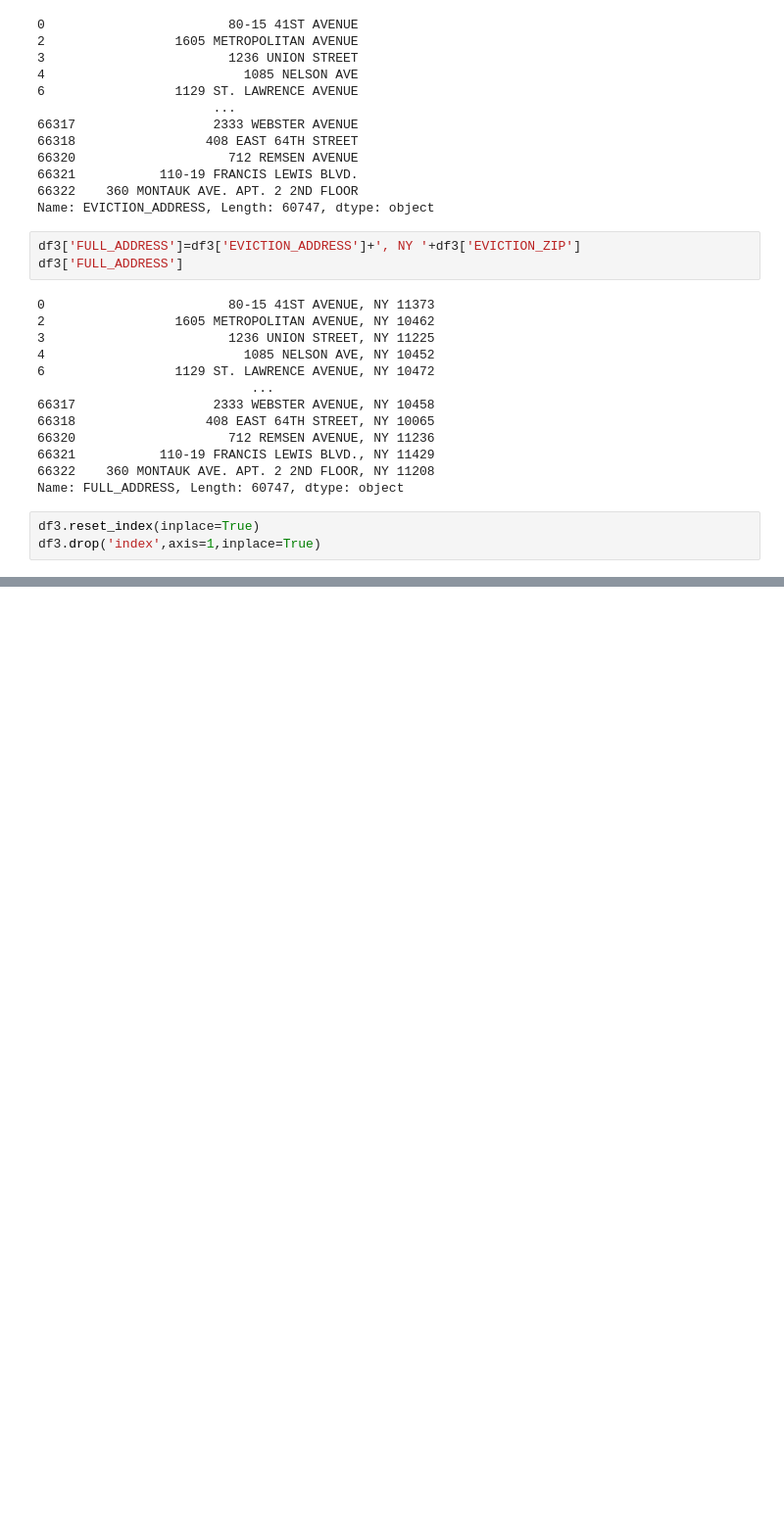
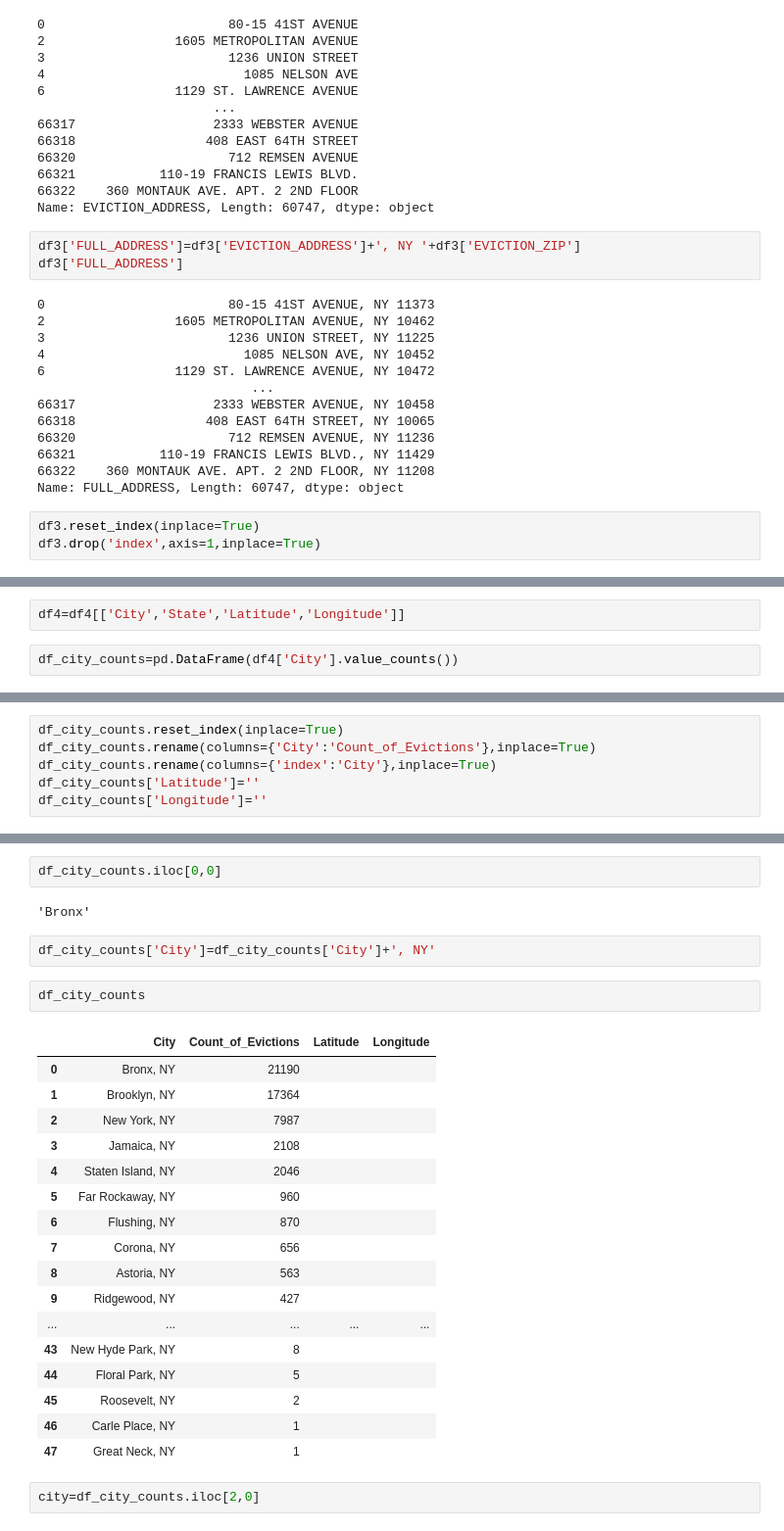
Before and after one commit to abiswas20/Data_Sci_Projects, a Jupyter notebook: Evictions.ipynb, the cells around one changed output, grey strips where cells are left out. Shown at 98% size. Cells and saved outputs as stored; diff of their text form; blank space fills up the shorter version.

```diff
--- a/Evictions.ipynb
+++ b/Evictions.ipynb
@@ -539,0 +631,4 @@ Name: City, Length: 203, dtype: object>
+# %%
+df4=df4[['City','State','Latitude','Longitude']]
+# %%
+df_city_counts=pd.DataFrame(df4['City'].value_counts())
@@ -539,0 +646,6 @@ Name: City, Length: 203, dtype: object>
+# %%
+df_city_counts.reset_index(inplace=True)
+df_city_counts.rename(columns={'City':'Count_of_Evictions'},inplace=True)
+df_city_counts.rename(columns={'index':'City'},inplace=True)
+df_city_counts['Latitude']=''
+df_city_counts['Longitude']=''
@@ -539,0 +661,28 @@ Name: City, Length: 203, dtype: object>
+# %%
+df_city_counts.iloc[0,0]
+# %% [output]
+'Bronx'
+# %%
+df_city_counts['City']=df_city_counts['City']+', NY'
+# %%
+df_city_counts
+# %% [output]
+|  | City | Count_of_Evictions | Latitude | Longitude |
+| 0 | Bronx, NY | 21190 |  |  |
+| 1 | Brooklyn, NY | 17364 |  |  |
+| 2 | New York, NY | 7987 |  |  |
+| 3 | Jamaica, NY | 2108 |  |  |
+| 4 | Staten Island, NY | 2046 |  |  |
+| 5 | Far Rockaway, NY | 960 |  |  |
+| 6 | Flushing, NY | 870 |  |  |
+| 7 | Corona, NY | 656 |  |  |
+| 8 | Astoria, NY | 563 |  |  |
+| 9 | Ridgewood, NY | 427 |  |  |
+| ... | ... | ... | ... | ... |
+| 43 | New Hyde Park, NY | 8 |  |  |
+| 44 | Floral Park, NY | 5 |  |  |
+| 45 | Roosevelt, NY | 2 |  |  |
+| 46 | Carle Place, NY | 1 |  |  |
+| 47 | Great Neck, NY | 1 |  |  |
+# %%
+city=df_city_counts.iloc[2,0]
```
Also changed, not shown: parts of 33 cells of this notebook, 2 other files.
